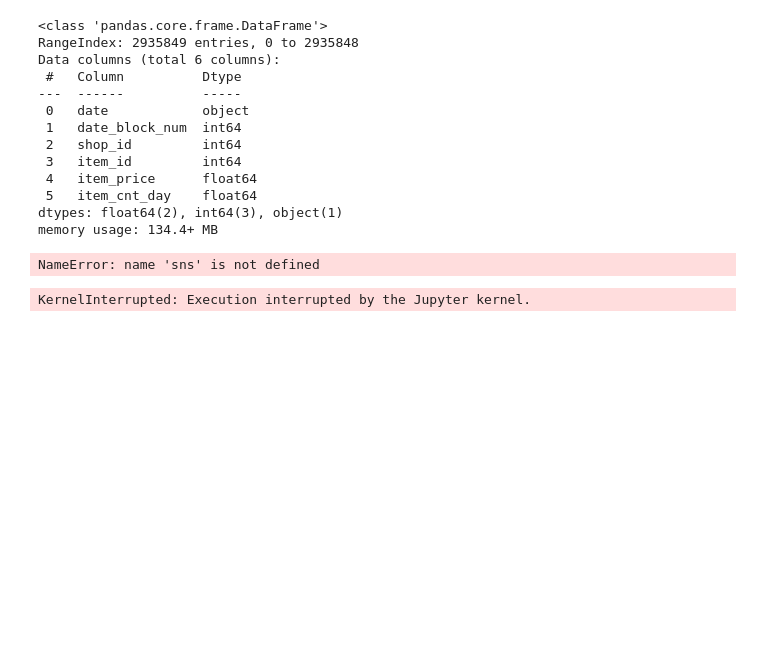
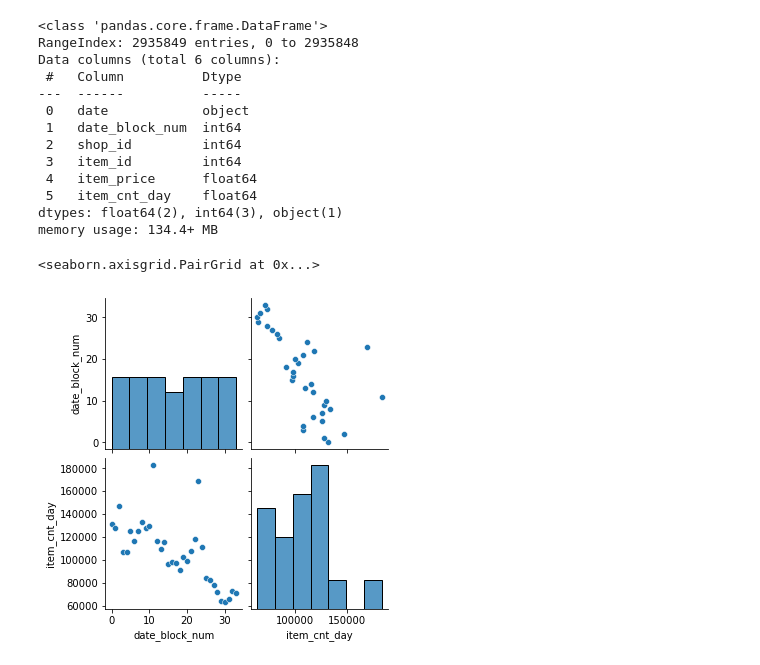
Before and after one commit to jobyid/Kaggle-Sales-Data, a Jupyter notebook: data_exploration.ipynb, the cells around one changed output. Cells and saved outputs as stored; diff of their text form; code cells hidden in the pictures; blank space fills up the shorter version.

```diff
--- a/data_exploration.ipynb
+++ b/data_exploration.ipynb
@@ -3,6 +3,8 @@ import pandas as pd
 import numpy as np
 import matplotlib.pyplot as plt
 import seaborn as sns
+sns.set()
+sns.set(rc={'figure.figsize':(11.7,8.27)})
 # %% [markdown]
 ### Get the DataFrames for all the csv's
 # %%
@@ -51,5 +51,9 @@ nums = sales_train.iloc[:,1:].sample(frac=0.1)
-# %%
-sns.clustermap(nums)
-# %% [output]
-NameError: name 'sns' is not defined
-KernelInterrupted: Execution interrupted by the Jupyter kernel.
+# %%
+no_date = sales_train.drop(columns=['date'])
+# %%
+months = no_date.groupby(by='date_block_num')['item_cnt_day'].agg('sum').reset_index()
+# %%
+sns.pairplot(months)
+# %% [output]
+<seaborn.axisgrid.PairGrid at 0x...>
+[figure, added]
```
Also changed, not shown: parts of 13 cells of this notebook, 1 other file.
